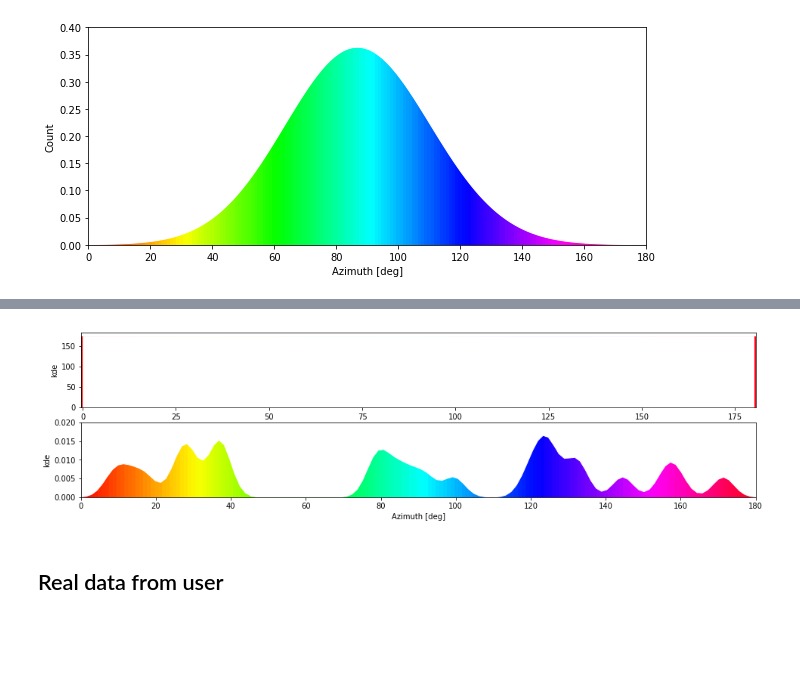
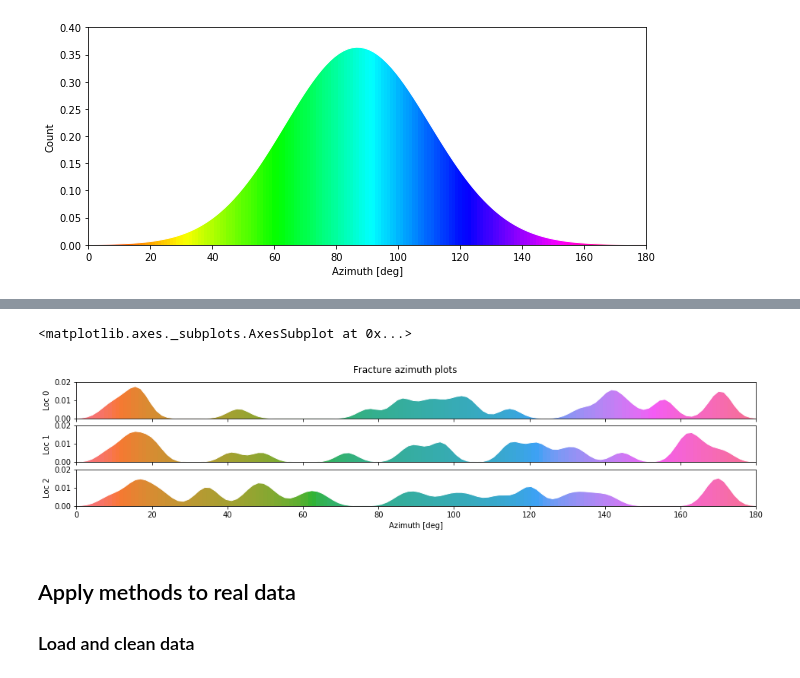
Before and after one commit to Zabamund/misc, a Jupyter notebook: notebooks/KDE_smoothing.ipynb, the cells around one changed output, grey strips where cells are left out. Saved outputs shown, nothing was run; the diff lists cells and outputs as text; code cells hidden in the pictures; blank space fills up the shorter version.

```diff
--- a/notebooks/KDE_smoothing.ipynb
+++ b/notebooks/KDE_smoothing.ipynb
@@ -267,9 +222,54 @@ def stack_frac_plots(df, start_loc=0, end_loc=0, bw=0.5, angle_bins=15):
+# %%
+def stack_frac_plots(df, loclist=['0', '1', '2'], bw=0.5,
+                     angle_bins=15, axwidth=16, axheight=1,
+                     x_axis_label='Azimuth [deg]', y_axes_labels='Loc',
+                     cmap='husl', figtitle='Fracture azimuth plots'
+                    ):
+    """
+    stack fracture azimuth plots
+    args:
+        dataframe, list of locations as strings, bw,
+        angle_bins [int], axwidth [int], axheight [int],
+        x and y spine labels,
+        colormap
+    returns:
+        ax
+    """
+    # set variables
+    num_plots = len(loclist)
+
+    # make list of orientation values for selected range
+    orientations = [df.loc[location].orientation.values for location in loclist]
+    # cast list to numpy array
+    datasets = np.array(orientations)
+
+    # set up figure
+    fig, axs = plt.subplots(figsize=(axwidth, num_plots * axheight), nrows=num_plots, sharex=True)
+
+    # plot in axes
+    if num_plots < 2:
+        print('I need at least two plots')
+        ax = np.nan
+    else:
+        for ax, data, i in zip(axs, datasets, range(0,num_plots)):
+            ax = make_frac_plot(ax, data, bw, angle_bins, cmap)
+            ax.set_ylabel(f'{y_axes_labels} {loclist[i]}')
+        ax.set_xlabel(x_axis_label)
+
+    # set title
+    fig.suptitle(figtitle)
+
+
+    return ax
 # %%
-stack_frac_plots(df_fracs, start_loc=0, end_loc=2, bw=3, angle_bins=15)
+stack_frac_plots(df_fracs, loclist=['0', '1', '2'], bw=3)
 # %% [output]
+<matplotlib.axes._subplots.AxesSubplot at 0x...>
-[figure, old version]
+[figure, new version]
-# %% [markdown]
-## Real data from user
+# %% [markdown]
+## Apply methods to real data
+
+### Load and clean data
 # %%
 # read real data in
 df_swift_raw = pd.read_csv('../data/adam_fracs/swift_orientations.csv')
```
Also changed, not shown: parts of 36 cells of this notebook.
